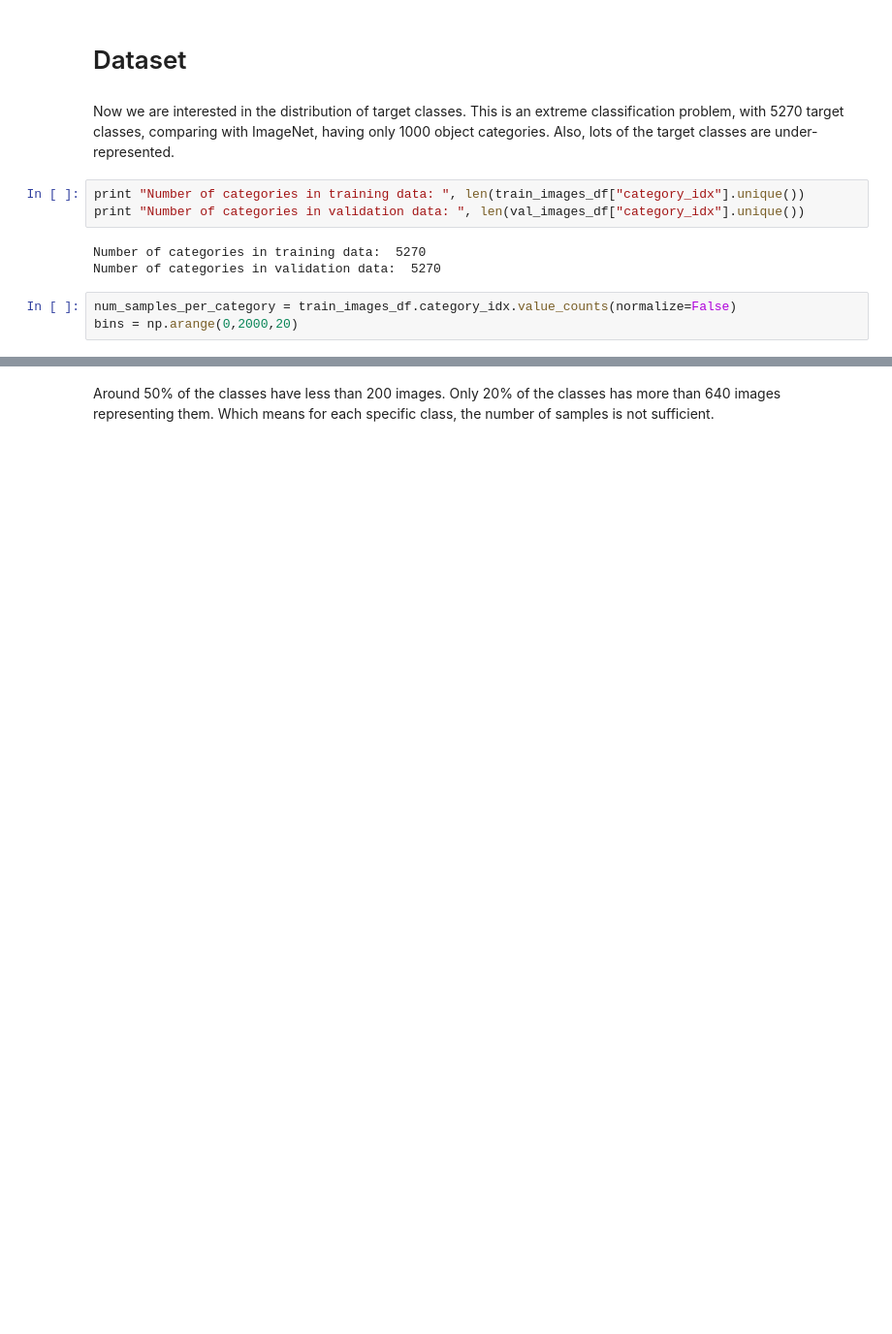
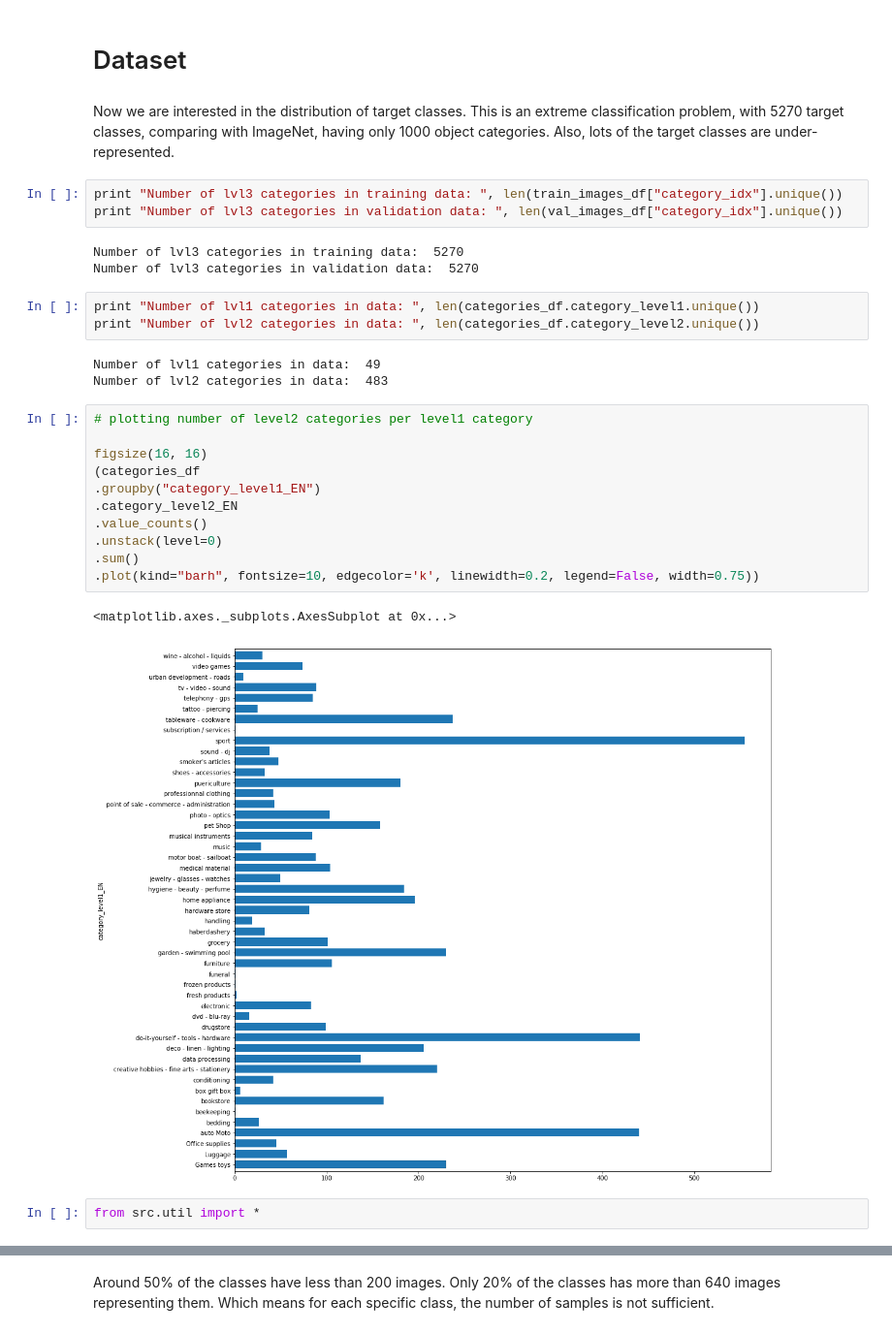
Before and after one commit to liux13/Kaggle_Cdiscount_Image_Classification, a Jupyter notebook: start.ipynb, the cells around one changed output, grey strips where cells are left out. Shown at 97% size. Saved outputs shown, nothing was run; the diff lists cells and outputs as text; blank space fills up the shorter version.

```diff
--- a/start.ipynb
+++ b/start.ipynb
@@ -114,11 +91,30 @@ translation = translator.translate(french_stuff[:100], src='fr')
 # %% [markdown]
 Now we are interested in the distribution of target classes. This is an extreme classification problem, with 5270 target classes, comparing with ImageNet, having only 1000 object categories. Also, lots of the target classes are under-represented.
 # %%
-print "Number of categories in training data: ", len(train_images_df["category_idx"].unique())
-print "Number of categories in validation data: ", len(val_images_df["category_idx"].unique())
+print "Number of lvl3 categories in training data: ", len(train_images_df["category_idx"].unique())
+print "Number of lvl3 categories in validation data: ", len(val_images_df["category_idx"].unique())
 # %% [output]
-Number of categories in training data:  5270
-Number of categories in validation data:  5270
+Number of lvl3 categories in training data:  5270
+Number of lvl3 categories in validation data:  5270
-# %%
-num_samples_per_category = train_images_df.category_idx.value_counts(normalize=False)
-bins = np.arange(0,2000,20)
+# %%
+print "Number of lvl1 categories in data: ", len(categories_df.category_level1.unique())
+print "Number of lvl2 categories in data: ", len(categories_df.category_level2.unique())
+# %% [output]
+Number of lvl1 categories in data:  49
+Number of lvl2 categories in data:  483
+# %%
+# plotting number of level2 categories per level1 category
+
+figsize(16, 16)
+(categories_df
+.groupby("category_level1_EN")
+.category_level2_EN
+.value_counts()
+.unstack(level=0)
+.sum()
+.plot(kind="barh", fontsize=10, edgecolor='k', linewidth=0.2, legend=False, width=0.75))
+# %% [output]
+<matplotlib.axes._subplots.AxesSubplot at 0x...>
+[figure, added]
+# %%
+from src.util import *
```
Also changed, not shown: parts of 43 cells of this notebook, 5 other files.
